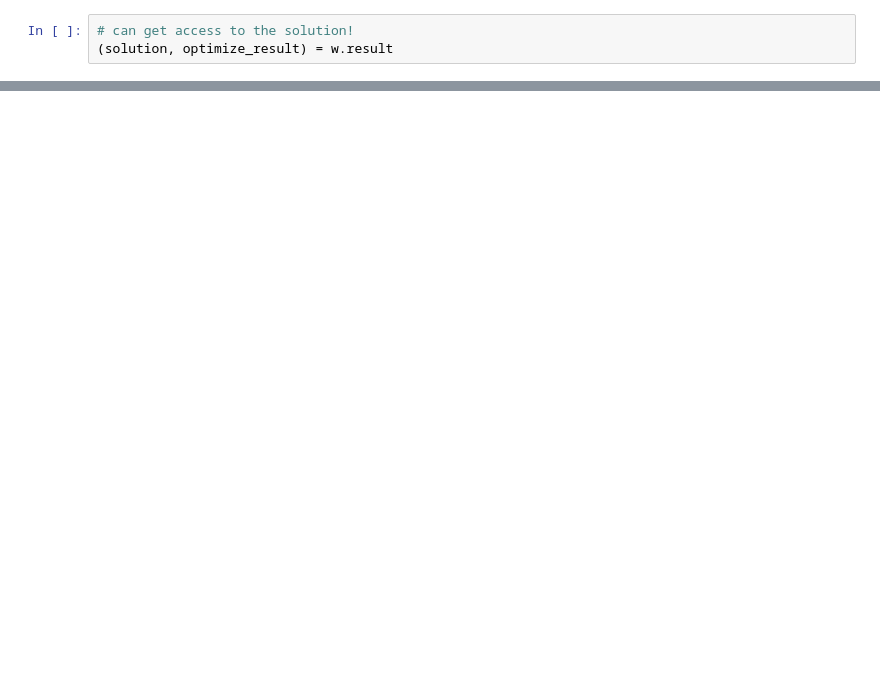
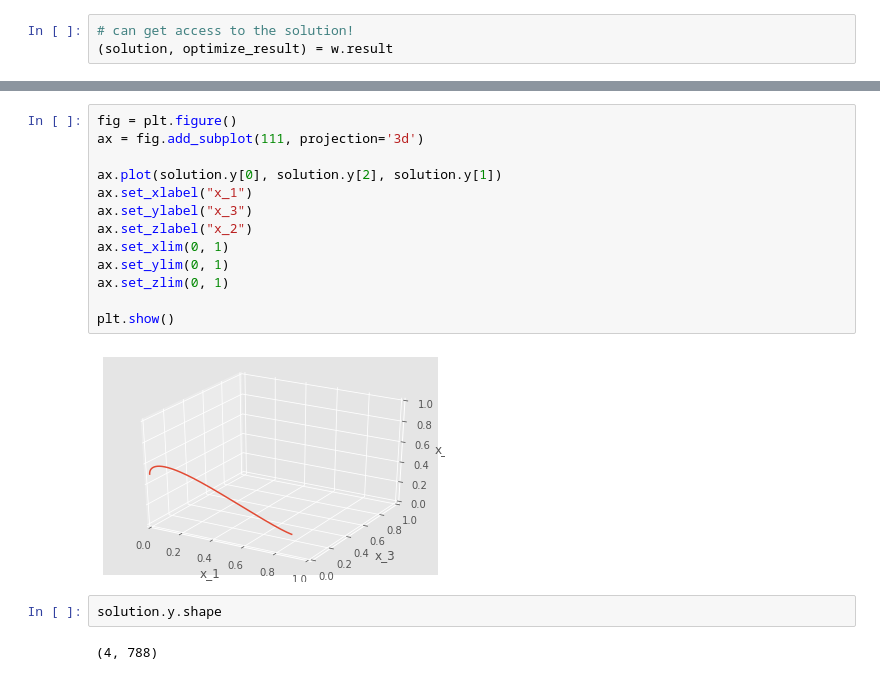
Before and after one commit to davidrpugh/evolution-of-social-behavior, a Jupyter notebook: simulating-generalized-sexual-selection.ipynb, the cells around one changed output, grey strips where cells are left out. Cells and saved outputs as stored; diff of their text form; blank space fills up the shorter version.

```diff
--- a/simulating-generalized-sexual-selection.ipynb
+++ b/simulating-generalized-sexual-selection.ipynb
@@ -119,0 +129,19 @@ interactive(children=(FloatSlider(value=0.25, description='$x_1$', max=1.0, read
+# %%
+fig = plt.figure()
+ax = fig.add_subplot(111, projection='3d')
+
+ax.plot(solution.y[0], solution.y[2], solution.y[1])
+ax.set_xlabel("x_1")
+ax.set_ylabel("x_3")
+ax.set_zlabel("x_2")
+ax.set_xlim(0, 1)
+ax.set_ylim(0, 1)
+ax.set_zlim(0, 1)
+
+plt.show()
+# %% [output]
+[figure, added]
+# %%
+solution.y.shape
+# %% [output]
+(4, 788)
```
Also changed, not shown: parts of 3 cells of this notebook, 23 other files.
